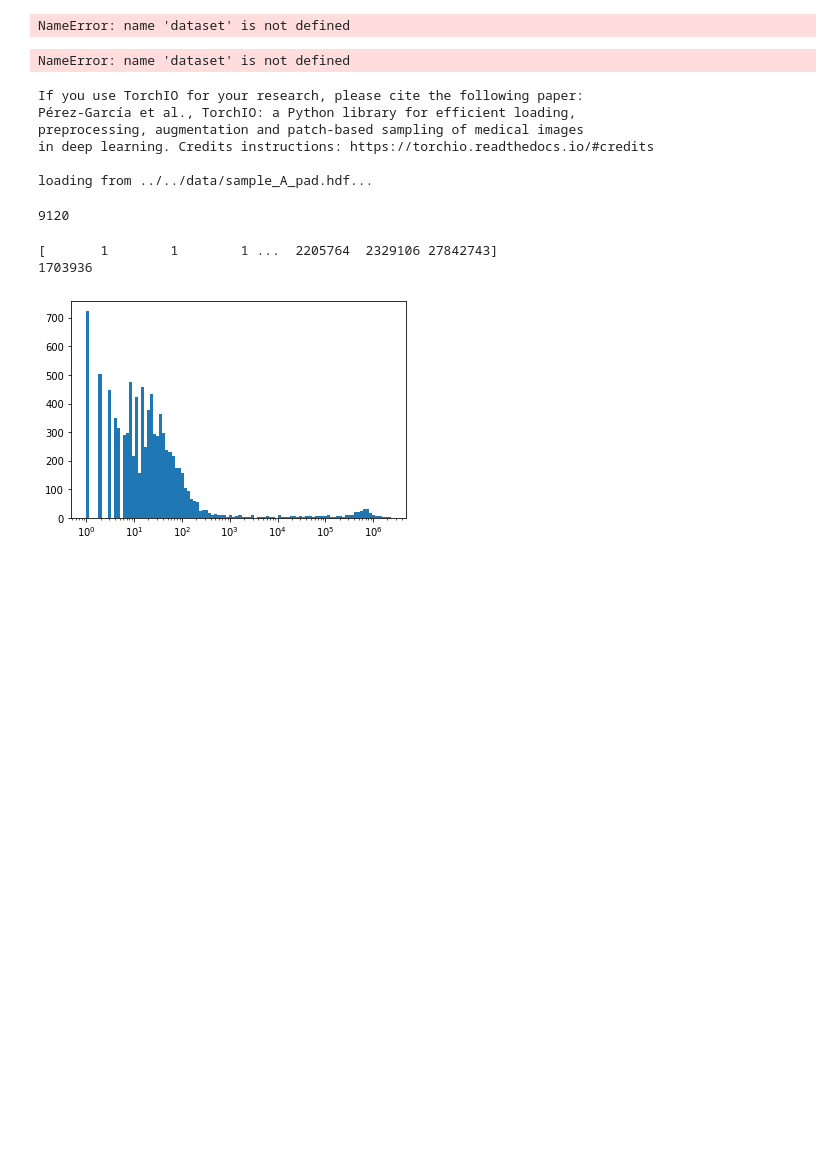
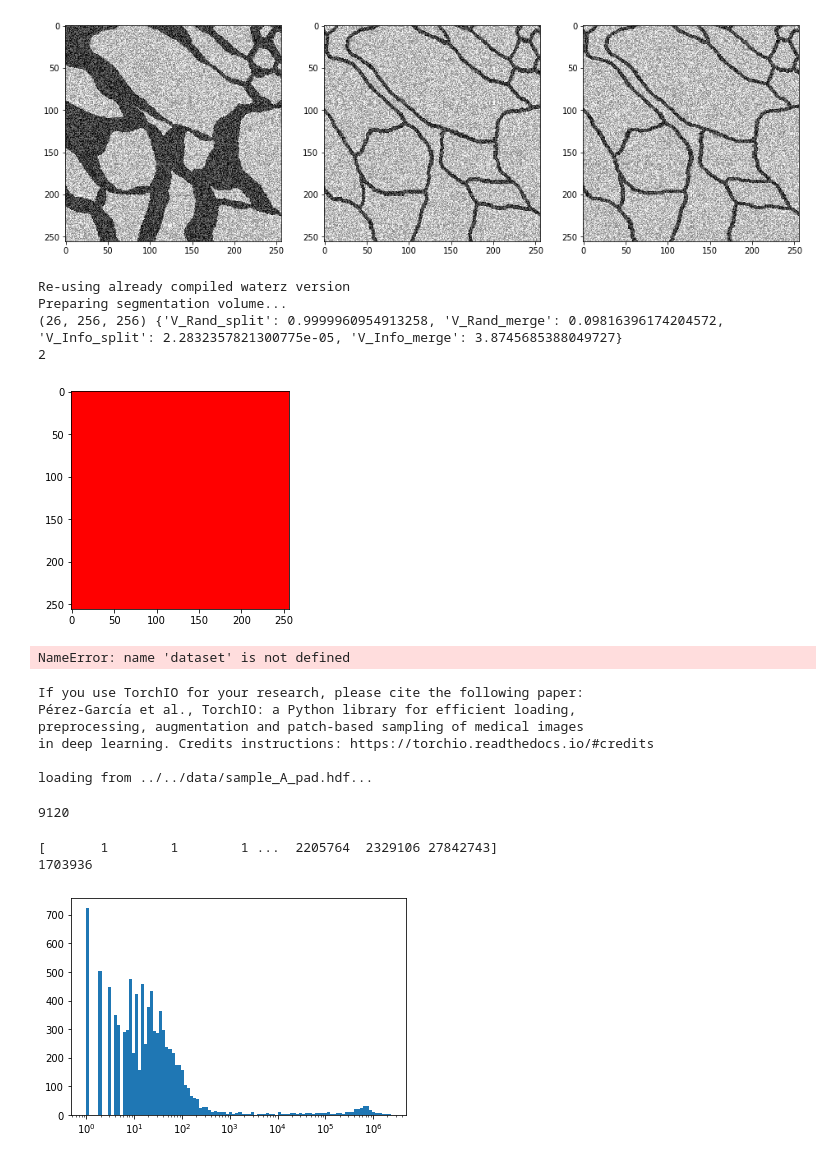
Before and after one commit to image-infomatics/neutorch, a Jupyter notebook: neutorch/notebooks/affinity_2_seg.ipynb, the cells around one changed output. Cells and saved outputs as stored; diff of their text form; code cells hidden in the pictures; blank space fills up the shorter version.

```diff
--- a/neutorch/notebooks/affinity_2_seg.ipynb
+++ b/neutorch/notebooks/affinity_2_seg.ipynb
@@ -81,35 +90,40 @@ dataset = Dataset('../../data', patch_size=(26,256,256), length=100)
 # %%
 from waterz import agglomerate
 import numpy as np
 
 i = 5
 
 patch = dataset.random_training_patch
 affinity = patch.affinity
 label = patch.label
 
-view_patch(patch,i=i)
 # affs is a [3, z, y, x] numpy array of float32
 affs = np.flip(affinity, axis=0)
 affs = np.ascontiguousarray(affs, dtype=np.float32)
 
 ground_truth = np.ascontiguousarray(label[0], dtype=np.uint32)
-thresholds = [0.1,1,10]
+thresholds = [0.9]
+
+affs += np.random.rand(*affs.shape)
 view_affinity(affs,i=i)
-print(affs.shape)
 seg_generator = agglomerate(affs, thresholds, gt=ground_truth,
        aff_threshold_low=0.1,
         aff_threshold_high=0.9,
         return_merge_history=True,
         return_region_graph=False)
 
 for seg, metrics, merge_history in seg_generator:
         print(seg.shape, metrics)
         print(len(np.unique(seg)))
         plt.imshow(seg[i], cmap='prism')
         plt.show()
 # %% [output]
+[figure, added]
-NameError: name 'dataset' is not defined
+Re-using already compiled waterz version
+Preparing segmentation volume...
+(26, 256, 256) {'V_Rand_split': 0.9999960954913258, 'V_Rand_merge': 0.09816396174204572, 'V_Info_split': 2.2832357821300775e-05, 'V_Info_merge': 3.8745685388049727}
+2
+[figure, added]
 # %%
 from waterz import agglomerate
 import numpy as np
```
Also changed, not shown: parts of 1 cell of this notebook, 4 other files.
